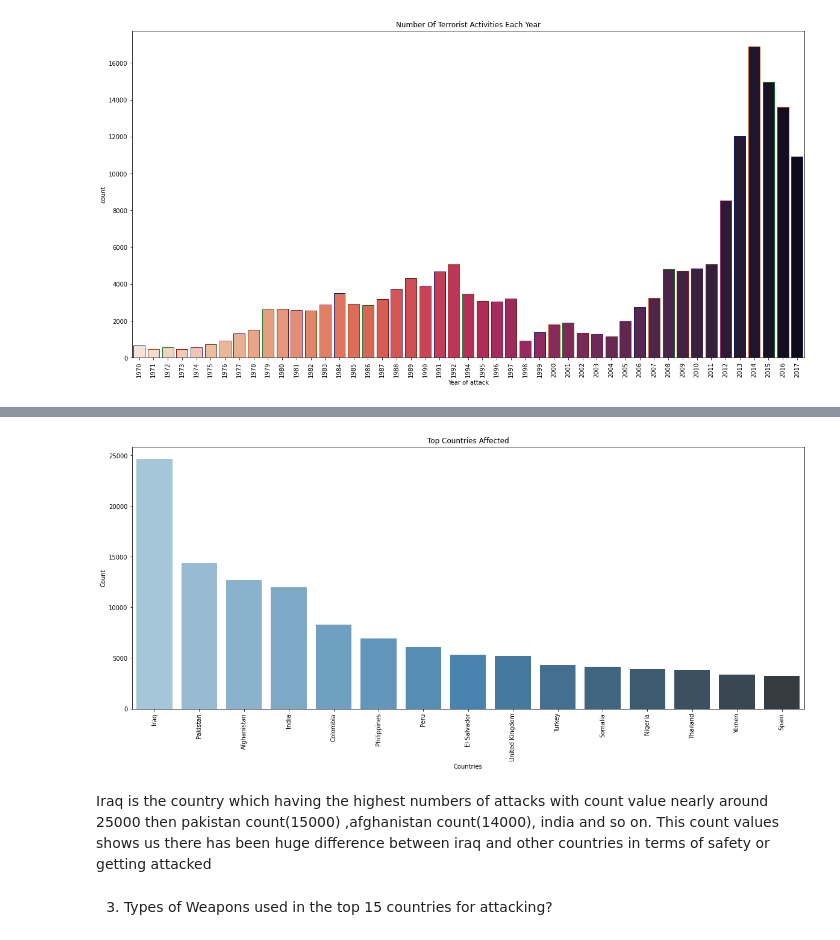
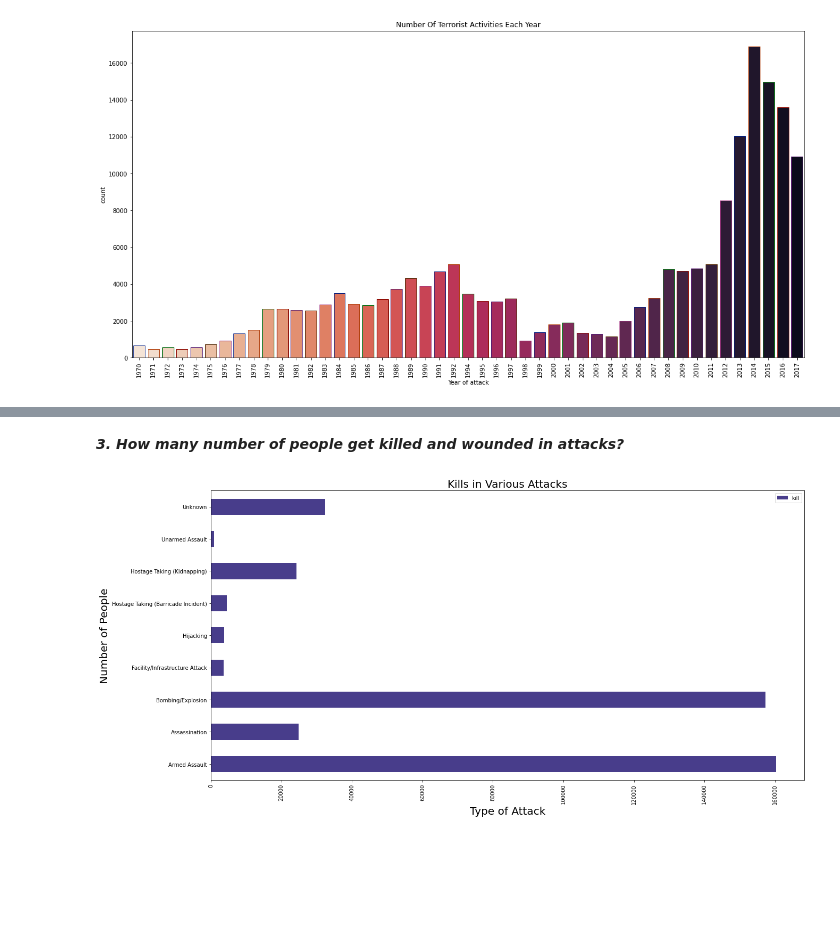
Before and after one commit to firaz-thakur/global-terrorism, a Jupyter notebook: Copy_of_Copy_of_Global_Terrorism_Analysis_Capstone_Project.ipynb, the cells around one changed output, grey strips where cells are left out. Saved outputs shown, nothing was run; the diff lists cells and outputs as text; code cells hidden in the pictures; blank space fills up the shorter version.

```diff
--- a/Copy_of_Copy_of_Global_Terrorism_Analysis_Capstone_Project.ipynb
+++ b/Copy_of_Copy_of_Global_Terrorism_Analysis_Capstone_Project.ipynb
@@ -276,16 +283,12 @@ Name: Country, dtype: int64
-# %%
-#Presenting top 15 countries with high number of attacks
-plt.subplots(figsize=(20,8))
-sns.barplot(df['Country'].value_counts()[:15].index,df['Country'].value_counts()[:15].values,palette='Blues_d')
-plt.title('Top Countries Affected')
-plt.xlabel('Countries')
-plt.ylabel('Count')
-plt.xticks(rotation= 90)
-plt.show()
-# %% [output]
-[figure, removed]
-# %% [markdown]
-Iraq is the country which having the highest numbers of attacks with count value nearly around 25000 then pakistan count(15000) ,afghanistan count(14000), india and so on.
-This count values shows us there has been huge difference between iraq and other countries in terms of safety or getting attacked
-# %% [markdown]
-3. Types of Weapons used in the top 15 countries for attacking?
+# %% [markdown]
+***3. How many number of people get killed and wounded in attacks?***
+# %%
+# Number of people get killed :
+df[['Attacktype','kill']].groupby(["Attacktype"],axis=0).sum().plot(kind='barh',figsize=(20,10),color=['darkslateblue'])
+plt.xticks(rotation=90)
+plt.title("Kills in Various Attacks",fontsize=20)
+plt.ylabel('Number of People',fontsize=20)
+plt.xlabel('Type of Attack',fontsize=20)
+plt.show()
+# %% [output]
+[figure, added]
```
Also changed, not shown: parts of 77 cells of this notebook.
